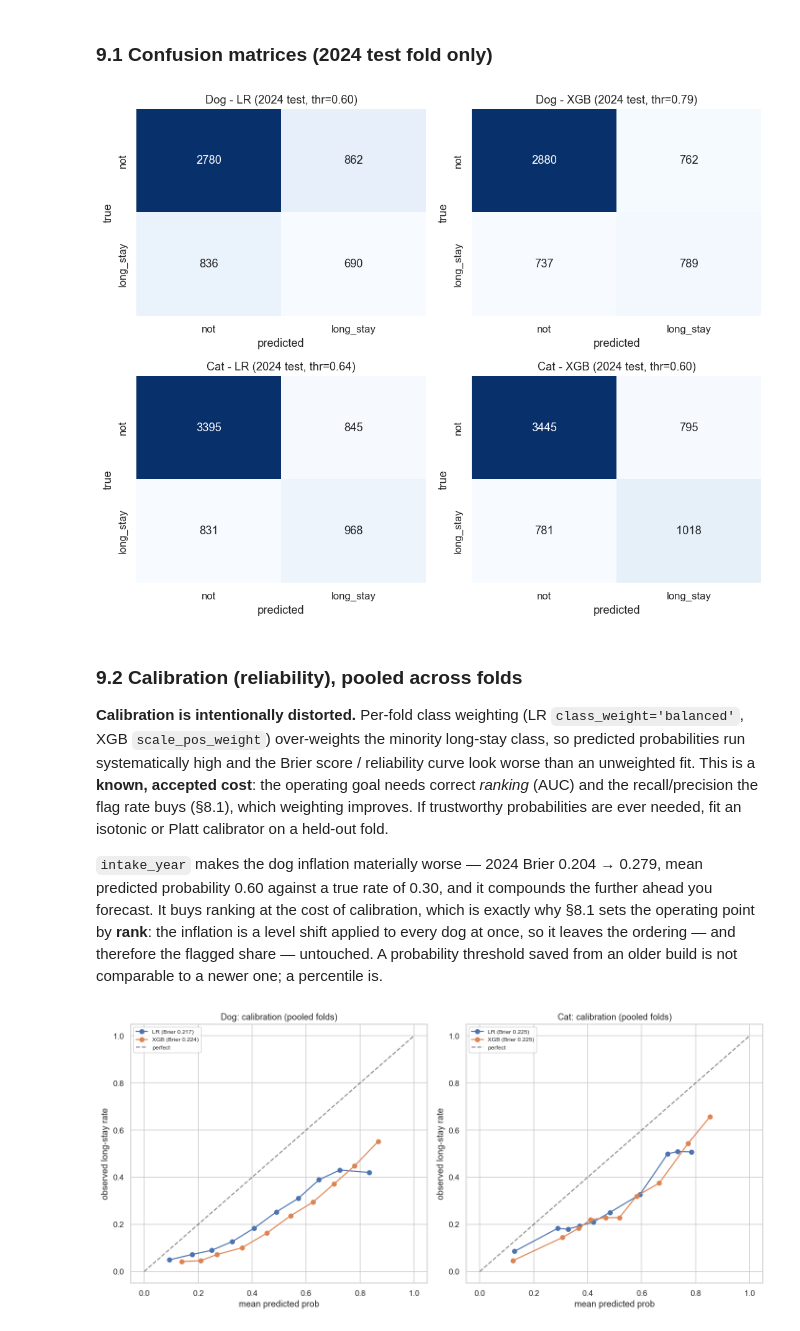
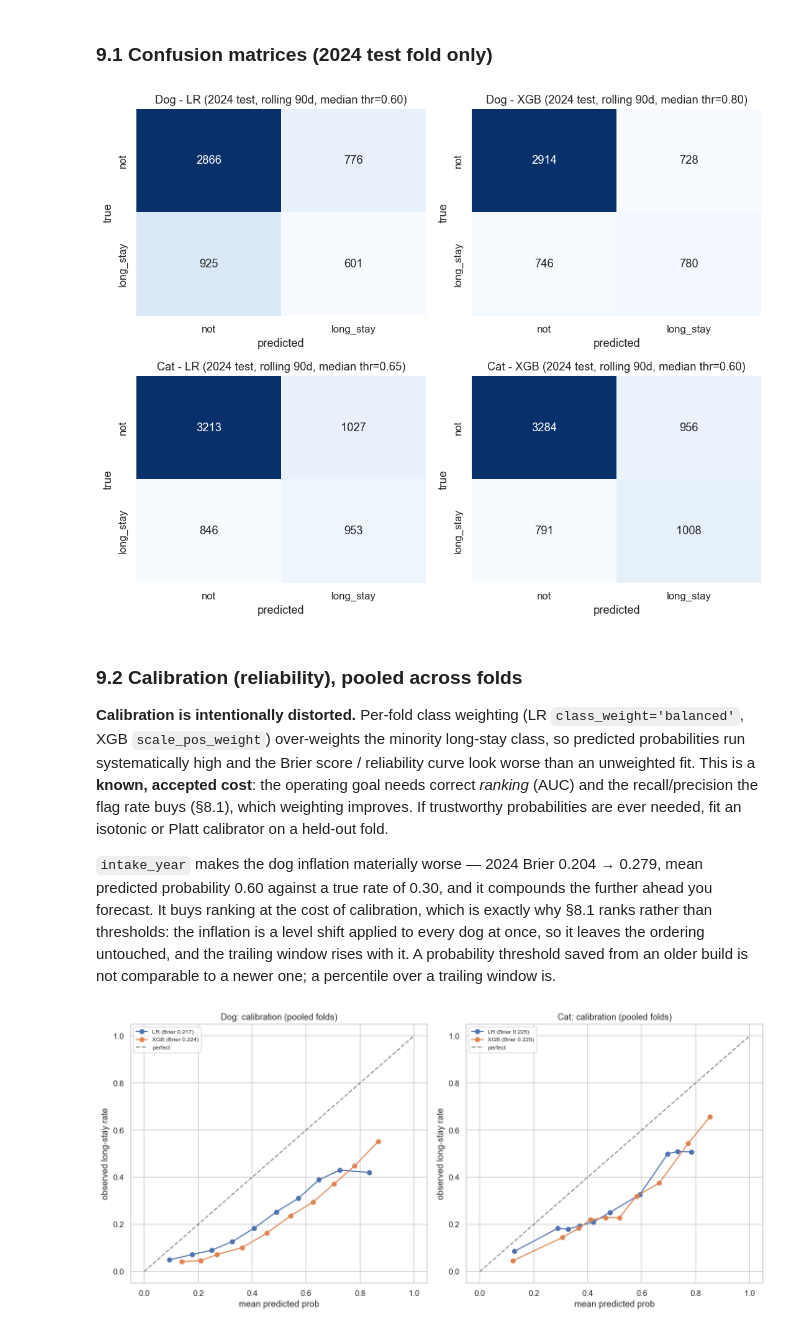
Before and after one commit to chienchien50425-alt/Long-Stay-Prediction-Austin-Animal-Shelter, a Jupyter notebook: notebooks/03_modeling.ipynb, the cells around one changed output. Saved outputs shown, nothing was run; the diff lists cells and outputs as text; code cells hidden in the pictures.

```diff
--- a/notebooks/03_modeling.ipynb
+++ b/notebooks/03_modeling.ipynb
@@ -489,6 +438,11 @@ for Y in TEST_YEARS:
         yte   = te[TARGET].values
         BT.append(evaluate('LR', sp, Y, yte, proba))
         BT_PRED[(Y, sp, 'LR')] = (yte, proba)
+        # rolling-window warm-up (§8.1): score the WINDOW_DAYS of TRAIN rows just before the test
+        # year, so the first arrivals of Y already have a past to be ranked against.
+        warm = tr[pd.to_datetime(tr.intake_date) >= pd.Timestamp(f'{Y}-01-01') - pd.Timedelta(days=WINDOW_DAYS)]
+        BT_WARM[(Y, sp, 'LR')] = (pd.to_datetime(warm.intake_date).values, pipe.predict_proba(warm)[:, 1])
+        BT_DATE[(Y, sp, 'LR')] = pd.to_datetime(te.intake_date).values
         if Y == REF_TEST_YEAR:
             LR_MODELS[sp] = pipe
 print('LR backtest done. Per-fold test AUC (cols = test year):')
@@ -511,6 +465,10 @@ for Y in TEST_YEARS:
         yte   = te[TARGET].values
         BT.append(evaluate('XGB', sp, Y, yte, proba))
         BT_PRED[(Y, sp, 'XGB')] = (yte, proba)
+        warm = tr[pd.to_datetime(tr.intake_date) >= pd.Timestamp(f'{Y}-01-01') - pd.Timedelta(days=WINDOW_DAYS)]
+        BT_WARM[(Y, sp, 'XGB')] = (pd.to_datetime(warm.intake_date).values,
+                                   final.predict_proba(pre.transform(warm))[:, 1])
+        BT_DATE[(Y, sp, 'XGB')] = pd.to_datetime(te.intake_date).values
         if Y == REF_TEST_YEAR:
             XGB_MODELS[sp] = (pre, final)
     print(f'  ...XGB fold test {Y} done')
@@ -647,14 +628,16 @@ head = []
 for sp in ['Dog', 'Cat']:
     for tag in ['LR', 'XGB']:
         yte, pte = BT_PRED[(REF_TEST_YEAR, sp, tag)]
-        # the §8.1 operating point: the FLAG_RATE percentile of THIS cohort's scores. The flagged
-        # column is therefore exact by construction — it is a setting, not an outcome.
-        head.append(evaluate(tag, sp, REF_TEST_YEAR, yte, pte, thr=CHOSEN_THR[(sp, tag)]))
-        head[-1]['flagged'] = float((np.asarray(pte) >= CHOSEN_THR[(sp, tag)]).mean())
-head = pd.DataFrame(head)[['species', 'model', 'threshold', 'flagged',
-                           'recall', 'precision', 'F1', 'AUC', 'n_test']]
-print(f'HEADLINE — {REF_TEST_YEAR} test fold, flagging the top {FLAG_RATE:.0%} of scored intakes '
-      '(positive class = long-stay):')
+        # the §8.1 operating point: the rolling FLAG_RATE percentile. med_thr is only the median
+        # of a moving cut-off, so the flags are passed in rather than recomputed from one value.
+        head.append(evaluate(tag, sp, REF_TEST_YEAR, yte, pte,
+                             thr=CHOSEN_THR[(sp, tag)], pred=CHOSEN_FLAGS[(sp, tag)]))
+        head[-1]['flagged'] = float(np.mean(CHOSEN_FLAGS[(sp, tag)]))
+head = (pd.DataFrame(head)[['species', 'model', 'threshold', 'flagged',
+                            'recall', 'precision', 'F1', 'AUC', 'n_test']]
+          .rename(columns={'threshold': 'med_thr'}))
+print(f'HEADLINE — {REF_TEST_YEAR} test fold, flagging the top {FLAG_RATE:.0%} of the trailing '
+      f'{WINDOW_DAYS} days (positive class = long-stay):')
 print(head.round(3).to_string(index=False))
 
 # ---- AUC stability across folds (threshold-free, supporting evidence) ----
@@ -707,29 +690,31 @@ NOTE: dotted line = reference/test fold (2024).
 # %%
 # pool every fold's out-of-sample predictions (each year predicted by a model trained only on its past)
 # kept here because §9.2 calibration still pools across all folds; the confusion matrices below use 2024 only.
 def pooled(sp, tag):
     ys = np.concatenate([BT_PRED[(Y, sp, tag)][0] for Y in TEST_YEARS])
     ps = np.concatenate([BT_PRED[(Y, sp, tag)][1] for Y in TEST_YEARS])
     return ys, ps
 
 order = [('Dog', 'LR'), ('Dog', 'XGB'), ('Cat', 'LR'), ('Cat', 'XGB')]
 fig, axes = plt.subplots(2, 2, figsize=(10, 8))
 for ax, (sp, tag) in zip(axes.ravel(), order):
     ys, ps = BT_PRED[(REF_TEST_YEAR, sp, tag)]   # 2024 test fold only (model trained on 2013-2023)
-    thr = CHOSEN_THR[(sp, tag)]                  # the §8.1 percentile cut, same value as the §9 headline
-    cm = confusion_matrix(ys, (ps >= thr).astype(int))
+    flags = CHOSEN_FLAGS[(sp, tag)]              # the §8.1 rolling flags, same ones as the §9 headline
+    cm = confusion_matrix(ys, flags.astype(int))
     sns.heatmap(cm, annot=True, fmt='d', cmap='Blues', cbar=False, ax=ax,
                 xticklabels=['not', 'long_stay'], yticklabels=['not', 'long_stay'])
-    ax.set_title(f'{sp} - {tag} ({REF_TEST_YEAR} test, thr={CHOSEN_THR[(sp, tag)]:.2f})'); ax.set_xlabel('predicted'); ax.set_ylabel('true')
+    ax.set_title(f'{sp} - {tag} ({REF_TEST_YEAR} test, rolling {WINDOW_DAYS}d, '
+                 f'median thr={CHOSEN_THR[(sp, tag)]:.2f})')
+    ax.set_xlabel('predicted'); ax.set_ylabel('true')
 fig.tight_layout(); plt.show()
 # %% [output]
-[figure, old version]
+[figure, new version]
 # %% [markdown]
 ### 9.2 Calibration (reliability), pooled across folds
 
 **Calibration is intentionally distorted.** Per-fold class weighting (LR `class_weight='balanced'`, XGB `scale_pos_weight`) over-weights the minority long-stay class, so predicted probabilities run systematically high and the Brier score / reliability curve look worse than an unweighted fit. This is a **known, accepted cost**: the operating goal needs correct *ranking* (AUC) and the recall/precision the flag rate buys (§8.1), which weighting improves. If trustworthy probabilities are ever needed, fit an isotonic or Platt calibrator on a held-out fold.
 
-`intake_year` makes the dog inflation materially worse — 2024 Brier 0.204 → 0.279, mean predicted probability 0.60 against a true rate of 0.30, and it compounds the further ahead you forecast. It buys ranking at the cost of calibration, which is exactly why §8.1 sets the operating point by **rank**: the inflation is a level shift applied to every dog at once, so it leaves the ordering — and therefore the flagged share — untouched. A probability threshold saved from an older build is not comparable to a newer one; a percentile is.
+`intake_year` makes the dog inflation materially worse — 2024 Brier 0.204 → 0.279, mean predicted probability 0.60 against a true rate of 0.30, and it compounds the further ahead you forecast. It buys ranking at the cost of calibration, which is exactly why §8.1 ranks rather than thresholds: the inflation is a level shift applied to every dog at once, so it leaves the ordering untouched, and the trailing window rises with it. A probability threshold saved from an older build is not comparable to a newer one; a percentile over a trailing window is.
 # %%
 fig, axes = plt.subplots(1, 2, figsize=(13, 6))
 for ax, sp in zip(axes, ['Dog', 'Cat']):
```
Also changed, not shown: parts of 16 cells of this notebook, 2 other files.
